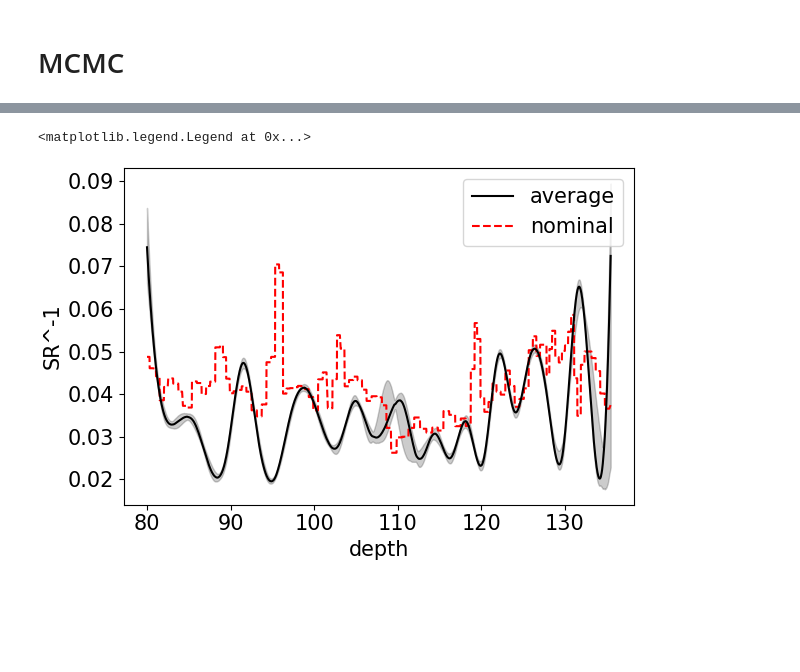
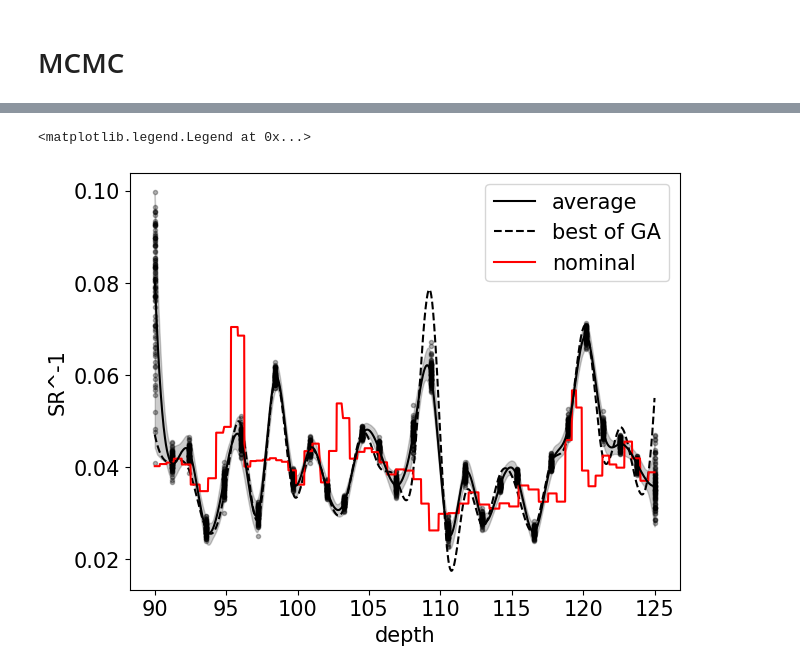
Before and after one commit to hhnam96/AstroGeo, a Jupyter notebook: ODP1260.ipynb, the cells around one changed output, grey strips where cells are left out. Saved outputs shown, nothing was run; the diff lists cells and outputs as text; code cells hidden in the pictures; blank space fills up the shorter version.

```diff
--- a/ODP1260.ipynb
+++ b/ODP1260.ipynb
@@ -411,7 +464,7 @@ algorithm = NSGA2(
 )
 N_generations = 500
 termination = get_termination("n_gen", N_generations)
-N_genes_enemble = np.arange(10, 30, 2)
+N_genes_enemble = np.arange(10, 40, 2)
 depth_genes_ensemble = [np.linspace(depth_lims[0], depth_lims[1], N_genes) for N_genes in N_genes_enemble]
 N_ensemble = len(depth_genes_ensemble)
 
@@ -571,13 +682,11 @@ Line #      Hits         Time  Per Hit   % Time  Line Contents
 # %%
 ndim = 10
 fig, axes = plt.subplots(ndim, figsize=(10, 7), sharex=True)
-samples = sampler.get_chain()
-logprob_sample = sampler.get_log_prob()
 
 # labels = ["m", "b", "log(f)"]
 for i in range(ndim-1):
     ax = axes[i]
-    ax.plot(samples[:, :, i], "k", alpha=0.3)
+    ax.plot(samples[:, :20, i], "k", alpha=0.3)
     ax.set_xlim(0, len(samples))
     # ax.set_ylabel(labels[i])
     # ax.yaxis.set_label_coords(-0.1, 0.5)
@@ -590,3 +699,2 @@ axes[-1].set_xlabel("step number");
 # %%
-flat_samples = sampler.get_chain(discard=1000, thin=50, flat=True)
-print(flat_samples.shape)
+flat_samples = sampler.get_chain(discard=5000, thin=200, flat=True)
@@ -594,0 +707,18 @@ print(flat_samples.shape)
+# %%
+fig, axs = plt.subplots(2,3, figsize=(8,4),constrained_layout=True)
+coef = 1/180/3600*np.pi*1e6
+freqs_0 = np.hstack([p0, g_k])/coef
+for i, ax in enumerate(axs.flatten()):
+
+    # variance = 1
+    # sigma = math.sqrt(variance)
+    muy, sigma = prior_params_freq[i]/coef
+    x = np.linspace(muy - 3*sigma, muy + 3*sigma, 100)
+    ax.plot(x, sp.stats.norm.pdf(x, muy, sigma))
+    ax.hist(flat_samples[:,1+i]/coef, density=True, color="k", alpha=0.5, bins=25)
+    ax.axvline(freqs_0[i], ls="--", color="red")
+    plt.plot(depth, interpolator([depth_genes, invSR_best], depth), "--", color="black", label="best")
+
+    # ax.hist(2*np.pi/(flat_samples[:,1+i]+flat_samples[:,1])*1e3, density=True, color="k", alpha=0.5, bins=25)
+    # ax.axvline(2*np.pi/fs[i-1]*1e3)
+axs[0,0].set_xlim(45,55)
@@ -595,23 +728,26 @@ print(flat_samples.shape)
 # %%
-inds = np.random.randint(len(flat_samples), size=1000)
+inds = np.random.randint(len(flat_samples), size=4000)
 # genes_value = flat_samples[:,1+len(freqs_true)+i]
-invSR_interpolate_par = np.array([interpolator([depth_genes, flat_samples[i,1:]], depth) for i in inds])
+invSR_interpolate_par = np.array([interpolator([depth_genes, flat_samples[i,1+6:]], depth) for i in range(4000)])
 # invSR_interpolate_par = invSR_interpolate_par[metric_best<500]
 
 # invSR_par = [invSR_all[-1][0] for invSR_all in invSR_all_para]
 mean_invSR = np.median(invSR_interpolate_par,axis=0)
-invSR_lo, invSR_up = np.quantile(invSR_interpolate_par, [0.025, 0.975],axis=0)
+alphas = [0.025, 0.975]
+alphas = [0.01, 0.99]
+invSR_lo, invSR_up = np.quantile(invSR_interpolate_par, alphas,axis=0)
 
 fig1 = plt.figure(constrained_layout=True)
 # plt.title(f"estimation from {n_para} populations")
 plt.plot(depth, mean_invSR, zorder=10,color="black", label="average")
-# plt.plot(depth, best_invSR, "--",color="black", label="best", zorder=10)
-
+[plt.plot(depth_genes, flat_samples[i,1+6:],'.',alpha=0.3,color="black") for i in range(100) ]
+plt.plot(depth, interpolator([depth_genes, invSR_best], depth), "--", color="black", label="best of GA")
+plt.plot(depth, func_invSR_nominal(depth), label="nominal", color="red")
 plt.fill_between(depth, invSR_lo, invSR_up, alpha=0.2, color="black")
-plt.plot(depth, func_invSR_nominal(depth), "--", color="red", label="nominal")
+# plt.plot(depth, invSR, "--", color="red", label="true")
 plt.xlabel("depth")
 plt.ylabel("SR^-1")
 plt.legend()
 # %% [output]
 <matplotlib.legend.Legend at 0x...>
-[figure, old version]
+[figure, new version]
```
Also changed, not shown: parts of 42 cells of this notebook, 11 other files.
